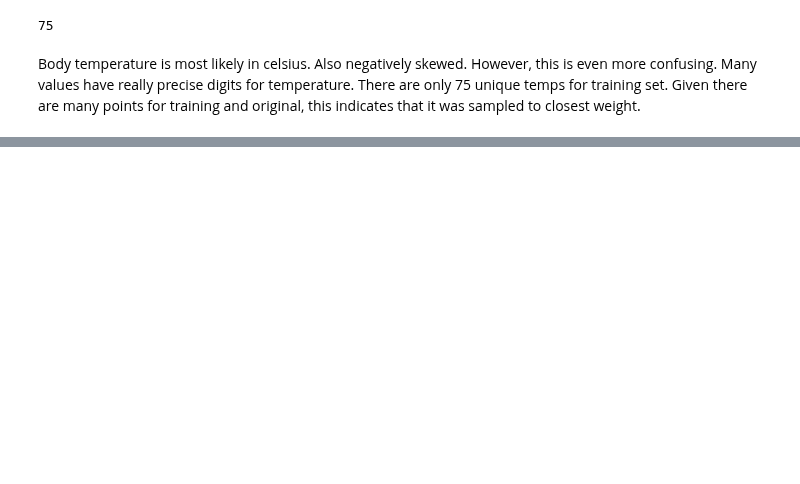
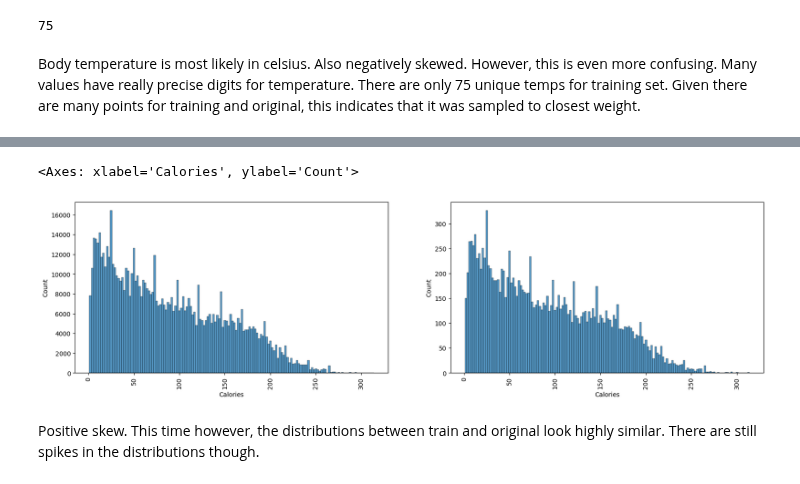
Before and after one commit to LoneCoder21/Kaggle-Notebooks, a Jupyter notebook: Regression/Calorie Expenditure/eda.ipynb, the cells around one changed output, grey strips where cells are left out. Saved outputs shown, nothing was run; the diff lists cells and outputs as text; code cells hidden in the pictures; blank space fills up the shorter version.

```diff
--- a/Regression/Calorie Expenditure/eda.ipynb
+++ b/Regression/Calorie Expenditure/eda.ipynb
@@ -280,0 +287,13 @@ Body temperature is most likely in celsius. Also negatively skewed. However, thi
+# %%
+fig, axes = plt.subplots(1,2,figsize=(20, 5))
+
+axes[0].tick_params(axis='x', labelrotation=90)
+axes[1].tick_params(axis='x', labelrotation=90)
+
+sns.histplot(train, x="Calories",ax=axes[0], bins=150)
+sns.histplot(original, x="Calories",ax=axes[1], bins=150)
+# %% [output]
+<Axes: xlabel='Calories', ylabel='Count'>
+[figure, added]
+# %% [markdown]
+Positive skew. This time however, the distributions between train and original look highly similar. There are still spikes in the distributions though.
```
Also changed, not shown: parts of 3 cells of this notebook.
